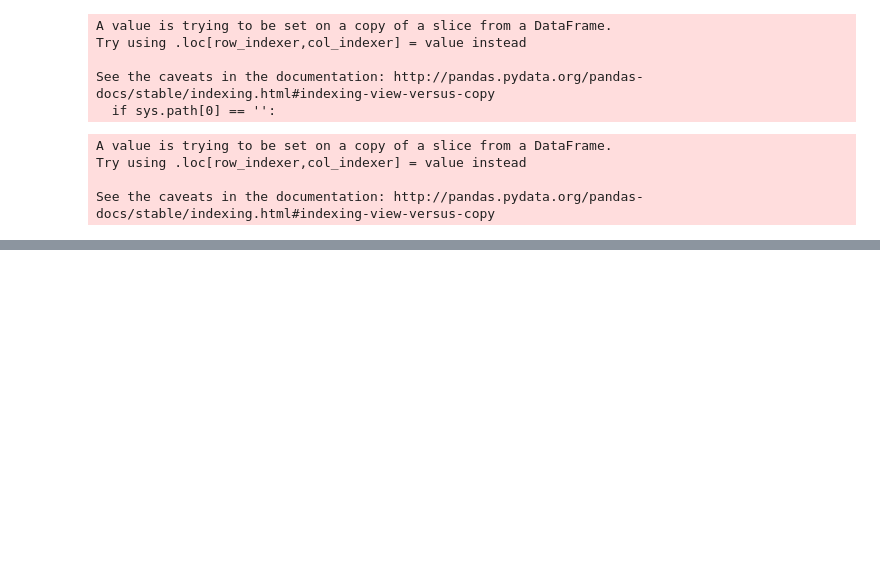
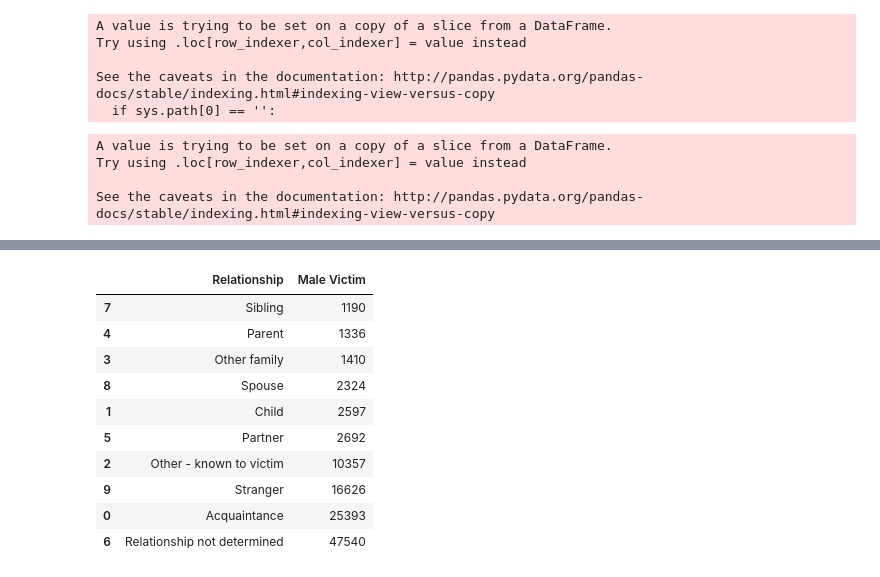
Before and after one commit to bendgame/Project-one, a Jupyter notebook: Midwest_Murder_Relationships.ipynb, the cells around one changed output, grey strips where cells are left out. Saved outputs shown, nothing was run; the diff lists cells and outputs as text; code cells hidden in the pictures; blank space fills up the shorter version.

```diff
--- a/Midwest_Murder_Relationships.ipynb
+++ b/Midwest_Murder_Relationships.ipynb
@@ -66,0 +97,19 @@ See the caveats in the documentation: http://pandas.pydata.org/pandas-docs/stabl
+# %%
+#Create male victim dataframe by relationship
+male = victims_df.loc[victims_df["VicSex"] == "Male", :]
+male_victims = male.groupby('Relationship').count()
+male_victims_df = male_victims.rename(columns={"VicSex": "Male Victim"})
+male_df = male_victims_df.reset_index().sort_values("Male Victim")
+male_df
+# %% [output]
+|  | Relationship | Male Victim |
+| 7 | Sibling | 1190 |
+| 4 | Parent | 1336 |
+| 3 | Other family | 1410 |
+| 8 | Spouse | 2324 |
+| 1 | Child | 2597 |
+| 5 | Partner | 2692 |
+| 2 | Other - known to victim | 10357 |
+| 9 | Stranger | 16626 |
+| 0 | Acquaintance | 25393 |
+| 6 | Relationship not determined | 47540 |
```
Also changed, not shown: parts of 10 cells of this notebook.
